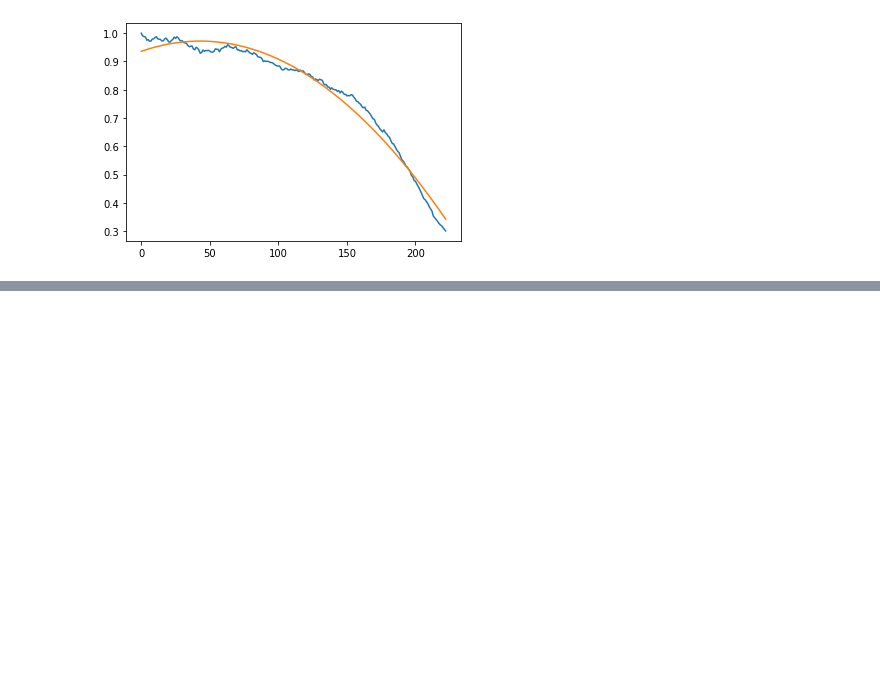
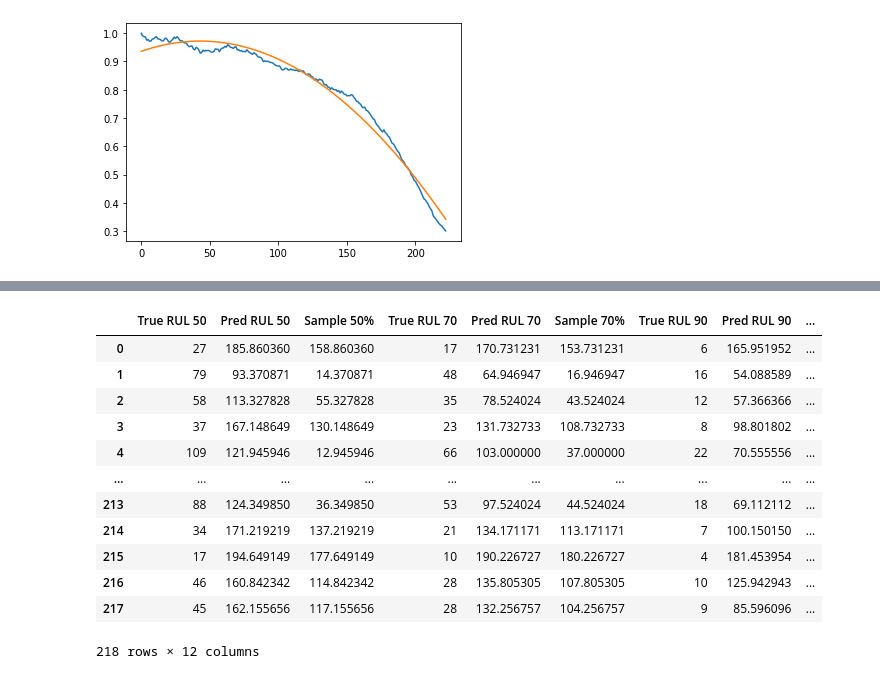
Before and after one commit to omgitsmj24/BOOT_AI_INTERN, a Jupyter notebook: RUL/matlab_data.ipynb, the cells around one changed output, grey strips where cells are left out. Cells and saved outputs as stored; diff of their text form; code cells hidden in the pictures; blank space fills up the shorter version.

```diff
--- a/RUL/matlab_data.ipynb
+++ b/RUL/matlab_data.ipynb
@@ -295,0 +301,33 @@ ValueError: matrices are not aligned
+# %%
+loss_df = pd.DataFrame()
+loss_df['True RUL 50'] = labels_50
+loss_df['Pred RUL 50'] = pred_50
+loss_df['Sample 50%'] = loss_50
+
+loss_df['True RUL 70'] = labels_70
+loss_df['Pred RUL 70'] = pred_70
+loss_df['Sample 70%'] = loss_70
+
+loss_df['True RUL 90'] = labels_90
+loss_df['Pred RUL 90'] = pred_90
+loss_df['Sample 90%'] = loss_90
+
+loss_df['True RUL 10'] = labels_10
+loss_df['Pred RUL 10'] = pred_10
+loss_df['Sample 10'] = loss_10
+
+loss_df
+# %% [output]
+|  | True RUL 50 | Pred RUL 50 | Sample 50% | True RUL 70 | Pred RUL 70 | Sample 70% | True RUL 90 | Pred RUL 90 | ... |
+| 0 | 27 | 185.860360 | 158.860360 | 17 | 170.731231 | 153.731231 | 6 | 165.951952 | ... |
+| 1 | 79 | 93.370871 | 14.370871 | 48 | 64.946947 | 16.946947 | 16 | 54.088589 | ... |
+| 2 | 58 | 113.327828 | 55.327828 | 35 | 78.524024 | 43.524024 | 12 | 57.366366 | ... |
+| 3 | 37 | 167.148649 | 130.148649 | 23 | 131.732733 | 108.732733 | 8 | 98.801802 | ... |
+| 4 | 109 | 121.945946 | 12.945946 | 66 | 103.000000 | 37.000000 | 22 | 70.555556 | ... |
+| ... | ... | ... | ... | ... | ... | ... | ... | ... | ... |
+| 213 | 88 | 124.349850 | 36.349850 | 53 | 97.524024 | 44.524024 | 18 | 69.112112 | ... |
+| 214 | 34 | 171.219219 | 137.219219 | 21 | 134.171171 | 113.171171 | 7 | 100.150150 | ... |
+| 215 | 17 | 194.649149 | 177.649149 | 10 | 190.226727 | 180.226727 | 4 | 181.453954 | ... |
+| 216 | 46 | 160.842342 | 114.842342 | 28 | 135.805305 | 107.805305 | 10 | 125.942943 | ... |
+| 217 | 45 | 162.155656 | 117.155656 | 28 | 132.256757 | 104.256757 | 9 | 85.596096 | ... |
+218 rows × 12 columns
```
Also changed, not shown: parts of 5 cells of this notebook, 1 other file.
